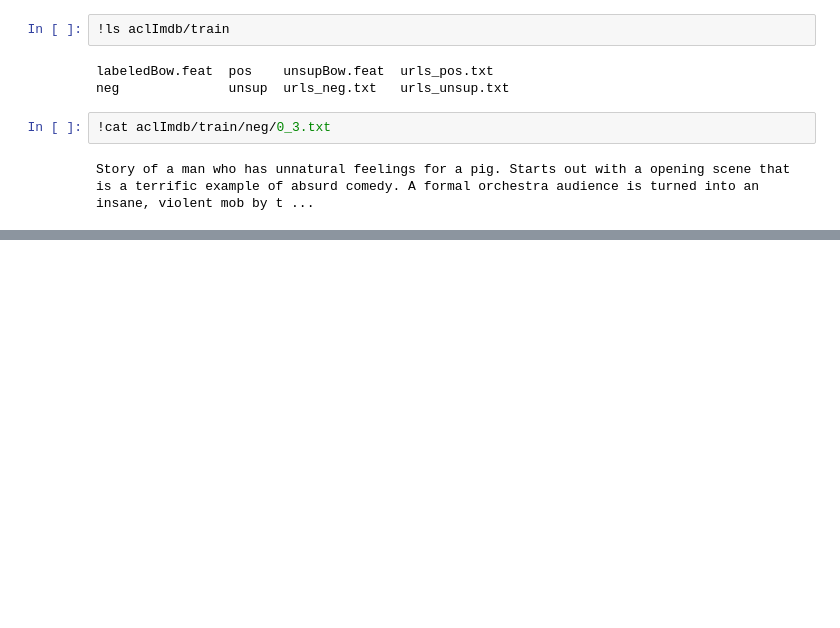
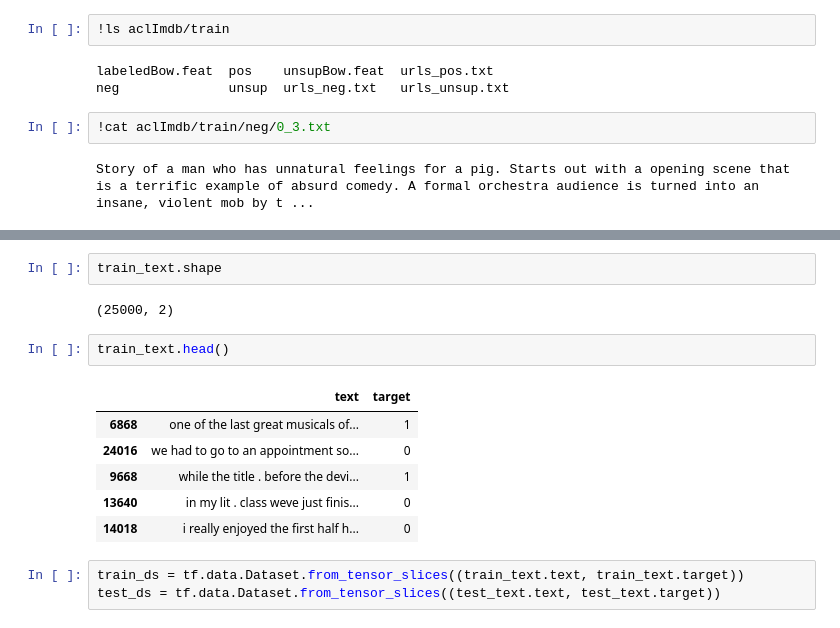
Before and after one commit to spoluan/IMDB_sentiment_analysis, a Jupyter notebook: imdb.ipynb, the cells around one changed output, grey strips where cells are left out. Drawn from its saved outputs; the diff is of its cells as text; blank space fills up the shorter version.

```diff
--- a/imdb.ipynb
+++ b/imdb.ipynb
@@ -73,0 +149,16 @@ Story of a man who has unnatural feelings for a pig. Starts out with a opening s
+# %%
+train_text.shape
+# %% [output]
+(25000, 2)
+# %%
+train_text.head()
+# %% [output]
+|  | text | target |
+| 6868 | one of the last great musicals of... | 1 |
+| 24016 | we had to go to an appointment so... | 0 |
+| 9668 | while the title . before the devi... | 1 |
+| 13640 | in my lit . class weve just finis... | 0 |
+| 14018 | i really enjoyed the first half h... | 0 |
+# %%
+train_ds = tf.data.Dataset.from_tensor_slices((train_text.text, train_text.target))
+test_ds = tf.data.Dataset.from_tensor_slices((test_text.text, test_text.target))
```
Also changed, not shown: parts of 59 cells of this notebook, 2 other files.
